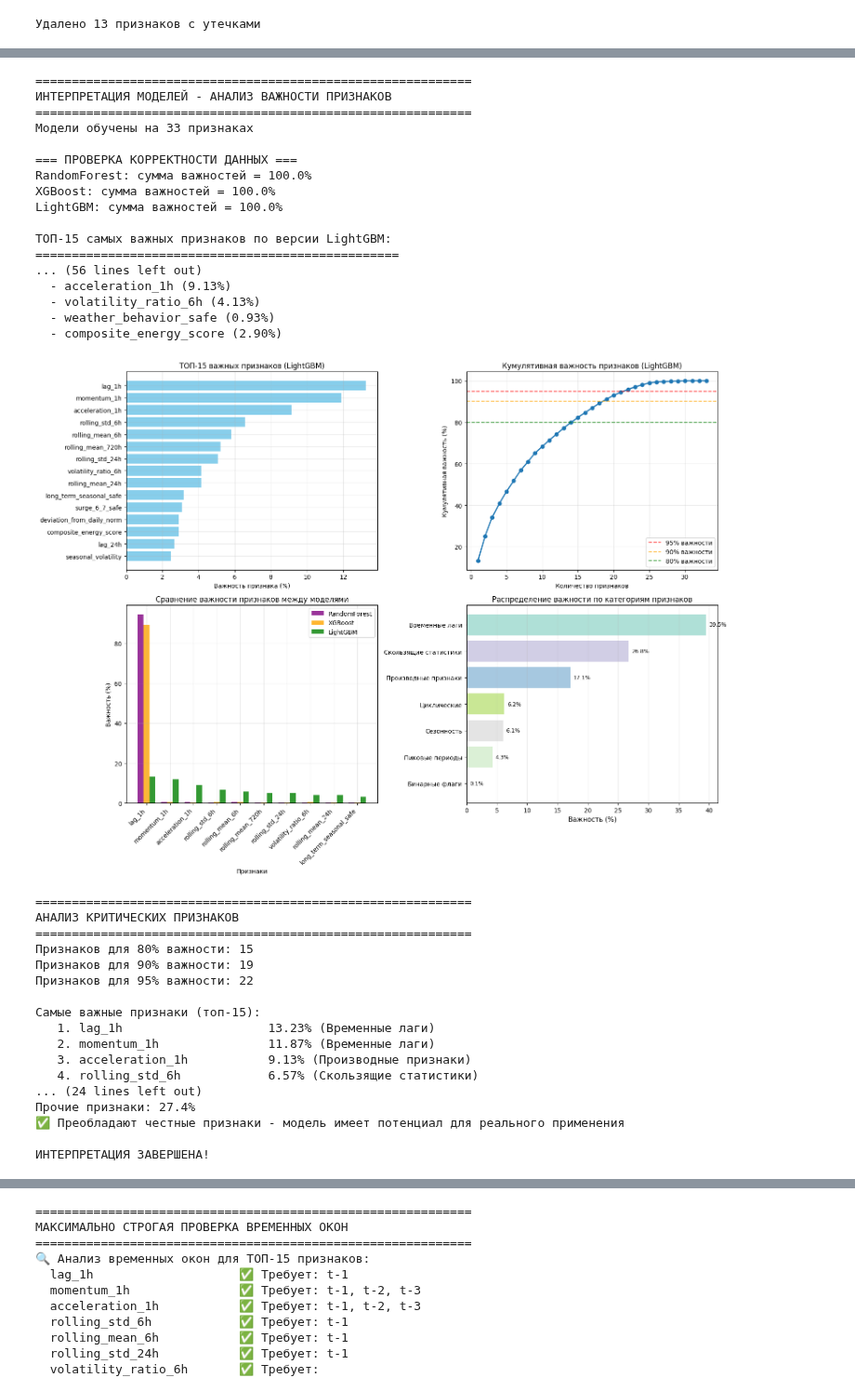
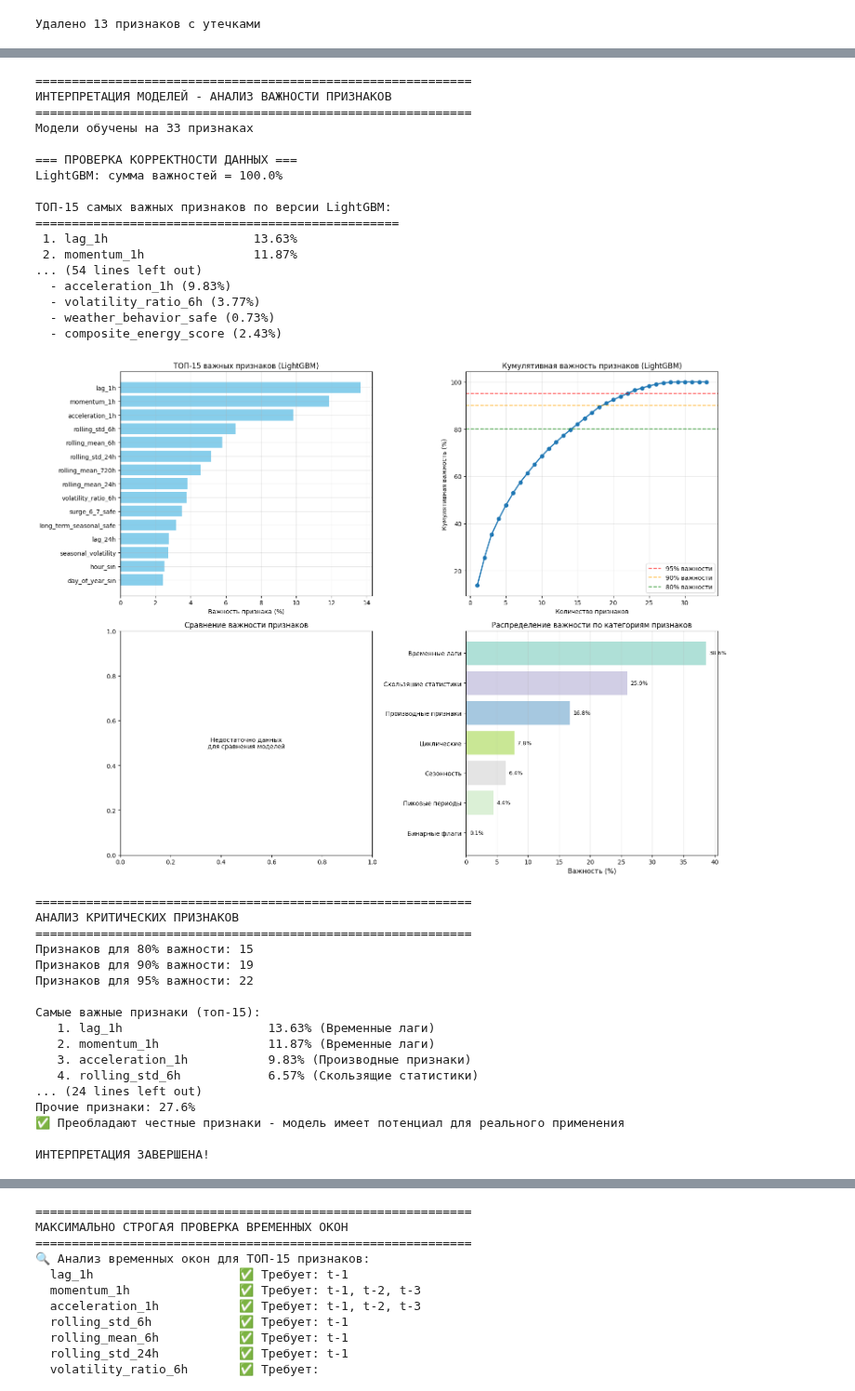
Before and after one commit to pogodaa/ML_cursovaya, a Jupyter notebook: model_not_valid.ipynb, the cells around one changed output, grey strips where cells are left out. Shown at 93% size. Saved outputs shown, nothing was run; the diff lists cells and outputs as text; code cells hidden in the pictures.

Commit message:
model

```diff
--- a/model_not_valid.ipynb
+++ b/model_not_valid.ipynb
@@ -636,22 +815,22 @@ def normalize_importance(importance_array):
         return importance_array
     return (importance_array / np.sum(importance_array)) * 100
 
-# Для RandomForest
-if hasattr(rf_model, 'feature_importances_'):
-    if len(rf_model.feature_importances_) == len(model_features):
-        feature_importance_df['RandomForest'] = normalize_importance(rf_model.feature_importances_)
+# # Для RandomForest
+# if hasattr(rf_model, 'feature_importances_'):
+#     if len(rf_model.feature_importances_) == len(model_features):
+#         feature_importance_df['RandomForest'] = normalize_importance(rf_model.feature_importances_)
 
-# Для XGBoost - используем gain-based importance
-if hasattr(xgb_model, 'get_booster'):
-    try:
-        xgb_importance = xgb_model.get_booster().get_score(importance_type='gain')
-        # Преобразуем словарь в массив в правильном порядке
-        xgb_importance_array = np.array([xgb_importance.get(f, 0) for f in model_features])
-        feature_importance_df['XGBoost'] = normalize_importance(xgb_importance_array)
-    except:
-        # Fallback к стандартной важности
-        if hasattr(xgb_model, 'feature_importances_'):
-            feature_importance_df['XGBoost'] = normalize_importance(xgb_model.feature_importances_)
+# # Для XGBoost - используем gain-based importance
+# if hasattr(xgb_model, 'get_booster'):
+#     try:
+#         xgb_importance = xgb_model.get_booster().get_score(importance_type='gain')
+#         # Преобразуем словарь в массив в правильном порядке
+#         xgb_importance_array = np.array([xgb_importance.get(f, 0) for f in model_features])
+#         feature_importance_df['XGBoost'] = normalize_importance(xgb_importance_array)
+#     except:
+#         # Fallback к стандартной важности
+#         if hasattr(xgb_model, 'feature_importances_'):
+#             feature_importance_df['XGBoost'] = normalize_importance(xgb_model.feature_importances_)
 
 # Для LightGBM - используем gain-based importance
 if hasattr(lgb_model, 'feature_importances_'):
@@ -848,41 +1027,41 @@ for category, importance in sorted(category_importance.items(), key=lambda x: x[
 # Дополнительный анализ в конце
 print(f"\n=== ЧЕСТНЫЙ АНАЛИЗ РЕЗУЛЬТАТОВ ===")
 honest_categories = ['Временные лаги', 'Скользящие статистики', 'Циклические',
                     'Временные паттерны', 'Бинарные флаги']
 leakage_categories = ['Потребление по зонам']
 
 honest_importance = sum(category_importance.get(cat, 0) for cat in honest_categories)
 leakage_importance = sum(category_importance.get(cat, 0) for cat in leakage_categories)
 
 print(f"Честные признаки (доступны в реальном времени): {honest_importance:.1f}%")
 print(f"Признаки с потенциальной утечкой: {leakage_importance:.1f}%")
 print(f"Прочие признаки: {100 - honest_importance - leakage_importance:.1f}%")
 
 if honest_importance > leakage_importance:
     print("✅ Преобладают честные признаки - модель имеет потенциал для реального применения")
 else:
     print("⚠️  Высокая зависимость от признаков с утечками - требуется доработка")
 
 print(f"\nИНТЕРПРЕТАЦИЯ ЗАВЕРШЕНА!")
 # %% [output]
 ============================================================
 ИНТЕРПРЕТАЦИЯ МОДЕЛЕЙ - АНАЛИЗ ВАЖНОСТИ ПРИЗНАКОВ
 ============================================================
 Модели обучены на 33 признаках
 
 === ПРОВЕРКА КОРРЕКТНОСТИ ДАННЫХ ===
-RandomForest: сумма важностей = 100.0%
-XGBoost: сумма важностей = 100.0%
 LightGBM: сумма важностей = 100.0%
 
 ТОП-15 самых важных признаков по версии LightGBM:
 ==================================================
-... (56 lines left out)
-  - acceleration_1h (9.13%)
-  - volatility_ratio_6h (4.13%)
-  - weather_behavior_safe (0.93%)
-  - composite_energy_score (2.90%)
+ 1. lag_1h                    13.63%
+ 2. momentum_1h               11.87%
+... (54 lines left out)
+  - acceleration_1h (9.83%)
+  - volatility_ratio_6h (3.77%)
+  - weather_behavior_safe (0.73%)
+  - composite_energy_score (2.43%)
-[figure, old version]
+[figure, new version]
 ============================================================
 АНАЛИЗ КРИТИЧЕСКИХ ПРИЗНАКОВ
 ============================================================
@@ -891,12 +1070,12 @@ LightGBM: сумма важностей = 100.0%
 Признаков для 95% важности: 22
 
 Самые важные признаки (топ-15):
-   1. lag_1h                    13.23% (Временные лаги)
+   1. lag_1h                    13.63% (Временные лаги)
    2. momentum_1h               11.87% (Временные лаги)
-   3. acceleration_1h           9.13% (Производные признаки)
+   3. acceleration_1h           9.83% (Производные признаки)
    4. rolling_std_6h            6.57% (Скользящие статистики)
 ... (24 lines left out)
-Прочие признаки: 27.4%
+Прочие признаки: 27.6%
 ✅ Преобладают честные признаки - модель имеет потенциал для реального применения
 
 ИНТЕРПРЕТАЦИЯ ЗАВЕРШЕНА!
```
Also changed, not shown: parts of 13 cells of this notebook, 4 other files.
